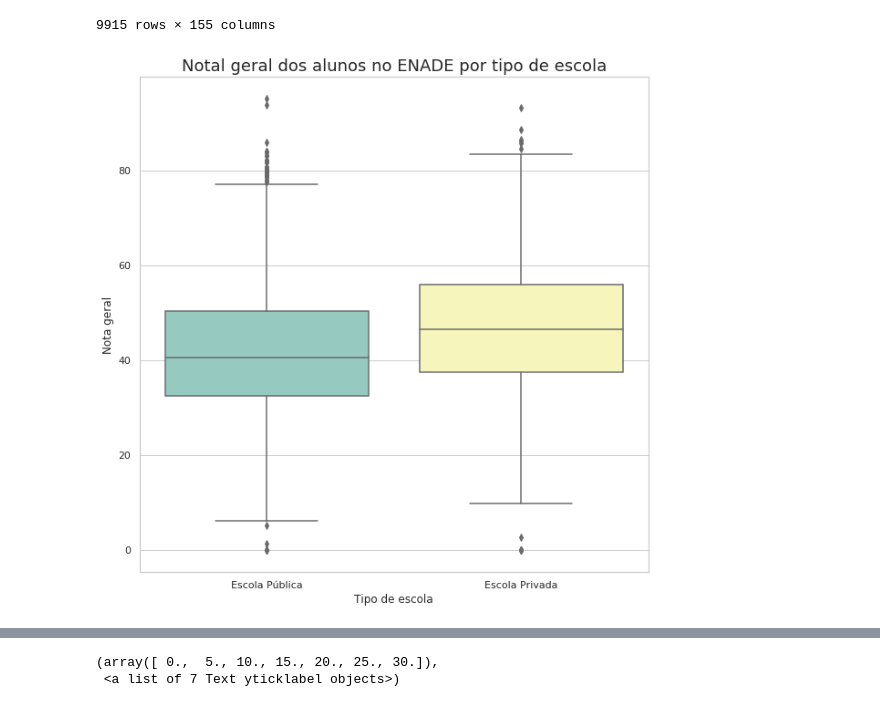
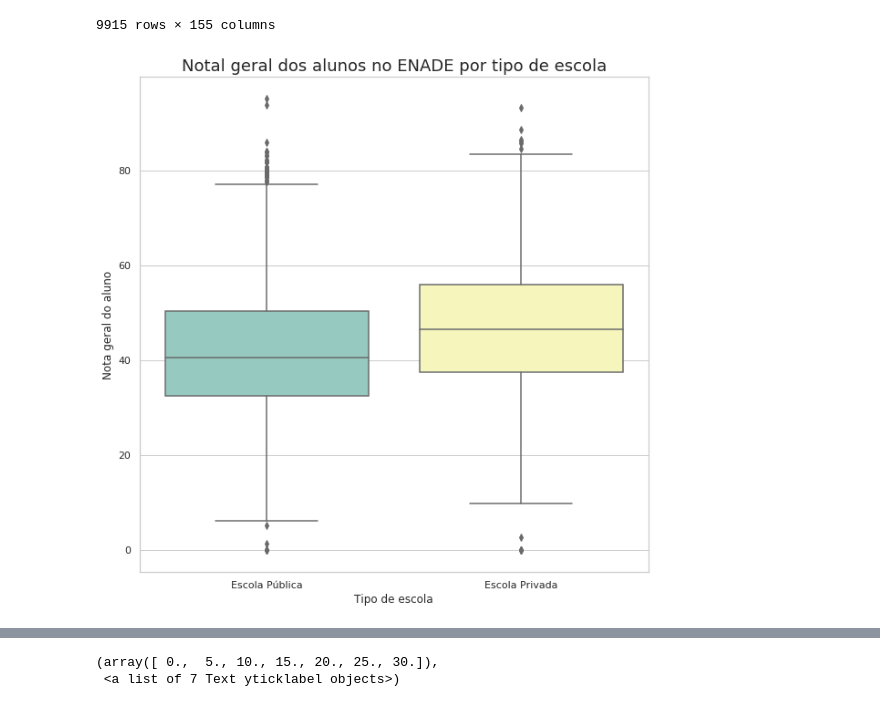
Before and after one commit to danielrcoura/metodologia-enade, a Jupyter notebook: Analise.ipynb, the cells around one changed output, grey strips where cells are left out. Saved outputs shown, nothing was run; the diff lists cells and outputs as text; code cells hidden in the pictures.

```diff
--- a/Analise.ipynb
+++ b/Analise.ipynb
@@ -29,16 +30,16 @@ dados
 # %%
 alunos_ensino_medio = dados[((dados['QE_I17'] == 'A') | (dados['QE_I17'] == 'B')) & dados['QE_I18']]
 fig, ax = plt.subplots(figsize=(10,10))
 sns.boxplot(x='QE_I17', y='NT_GER', data=alunos_ensino_medio, palette='Set3')
 labels = ['Escola Pública', 'Escola Privada']
 ax.set_xticklabels(labels)
 ax.set_title('Notal geral dos alunos no ENADE por tipo de escola', size=18)
 ax.set_xlabel('Tipo de escola')
-ax.set_ylabel('Nota geral')
+ax.set_ylabel('Nota geral do aluno')
 # sns.stripplot(x='QE_I10', y='NT_GER', data=dados, s=7, color='orange')
 plt.show()
 # %% [output]
-[figure, old version]
+[figure, new version]
 # %%
 # Questão 3
 # %%
```
Also changed, not shown: parts of 6 cells of this notebook, 1 other file.
